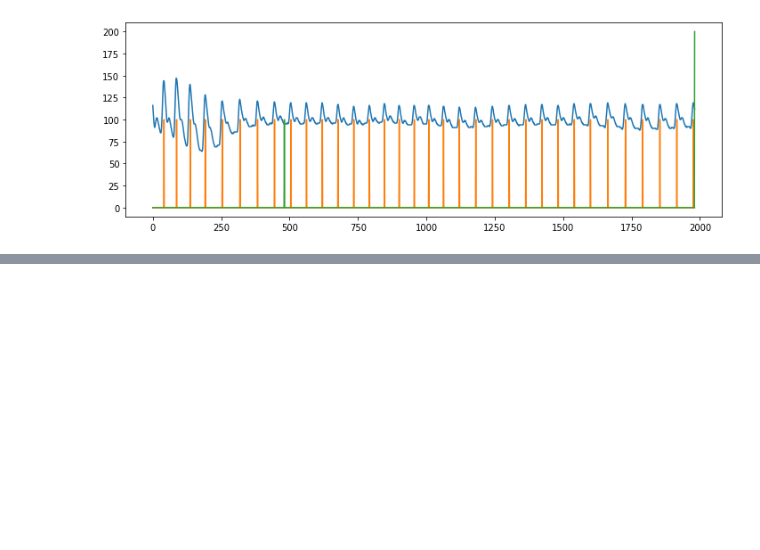
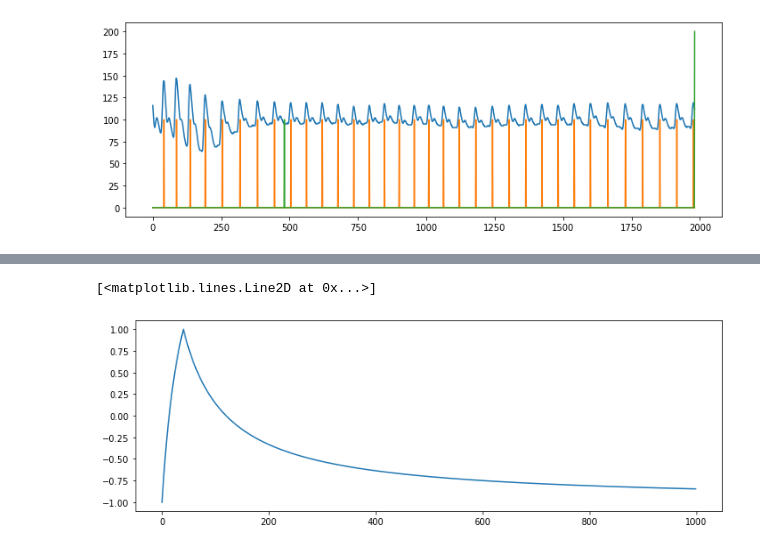
Before and after one commit to embodied-computation-group/Cardioception, a Jupyter notebook: cardioception/HeartBeatCounting/Results/camile/Untitled.ipynb, the cells around one changed output, grey strips where cells are left out. Saved outputs shown, nothing was run; the diff lists cells and outputs as text; code cells hidden in the pictures; blank space fills up the shorter version.

```diff
--- a/cardioception/HeartBeatCounting/Results/camile/Untitled.ipynb
+++ b/cardioception/HeartBeatCounting/Results/camile/Untitled.ipynb
@@ -28,0 +16,6 @@ df
+# %%
+nbeats = []
+for i in range(7):
+    oxi = np.load('camile_' + str(i) + '.npy')
+    nbeats.append(np.sum(oxi[1, np.where(oxi[2, :] == 1)[0][0] : np.where(oxi[2, :] == 2)[0][0]]))
+df['nbeats'] = nbeats
@@ -28,0 +35,10 @@ df
+# %%
+l = []
+for i in range(1000):
+    l.append(1-((np.abs(40 - i))/((40 + i)/2)))
+# %%
+plt.figure(figsize=(12, 4))
+plt.plot(l)
+# %% [output]
+[<matplotlib.lines.Line2D at 0x...>]
+[figure, added]
```
Also changed, not shown: parts of 5 cells of this notebook, 3 other files.
